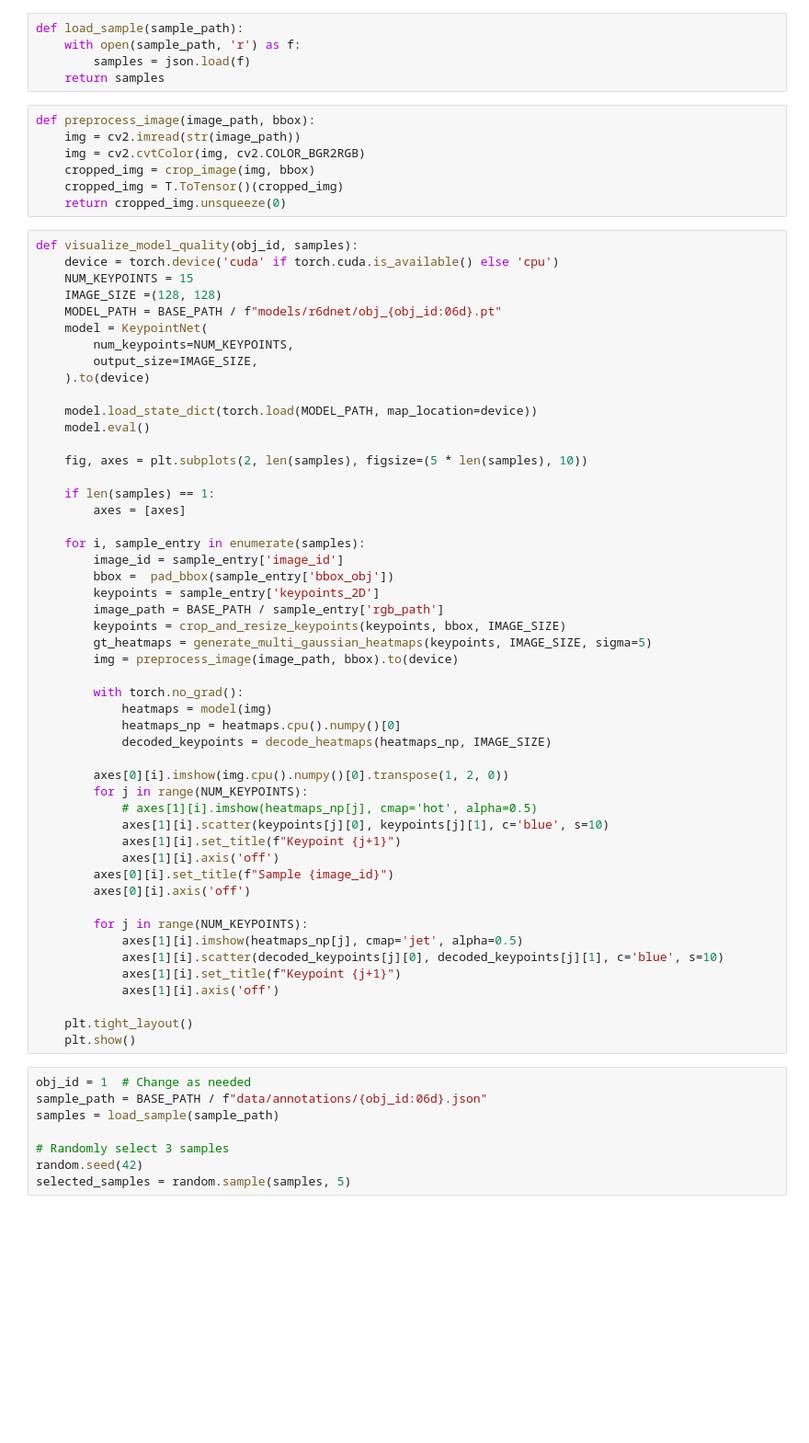
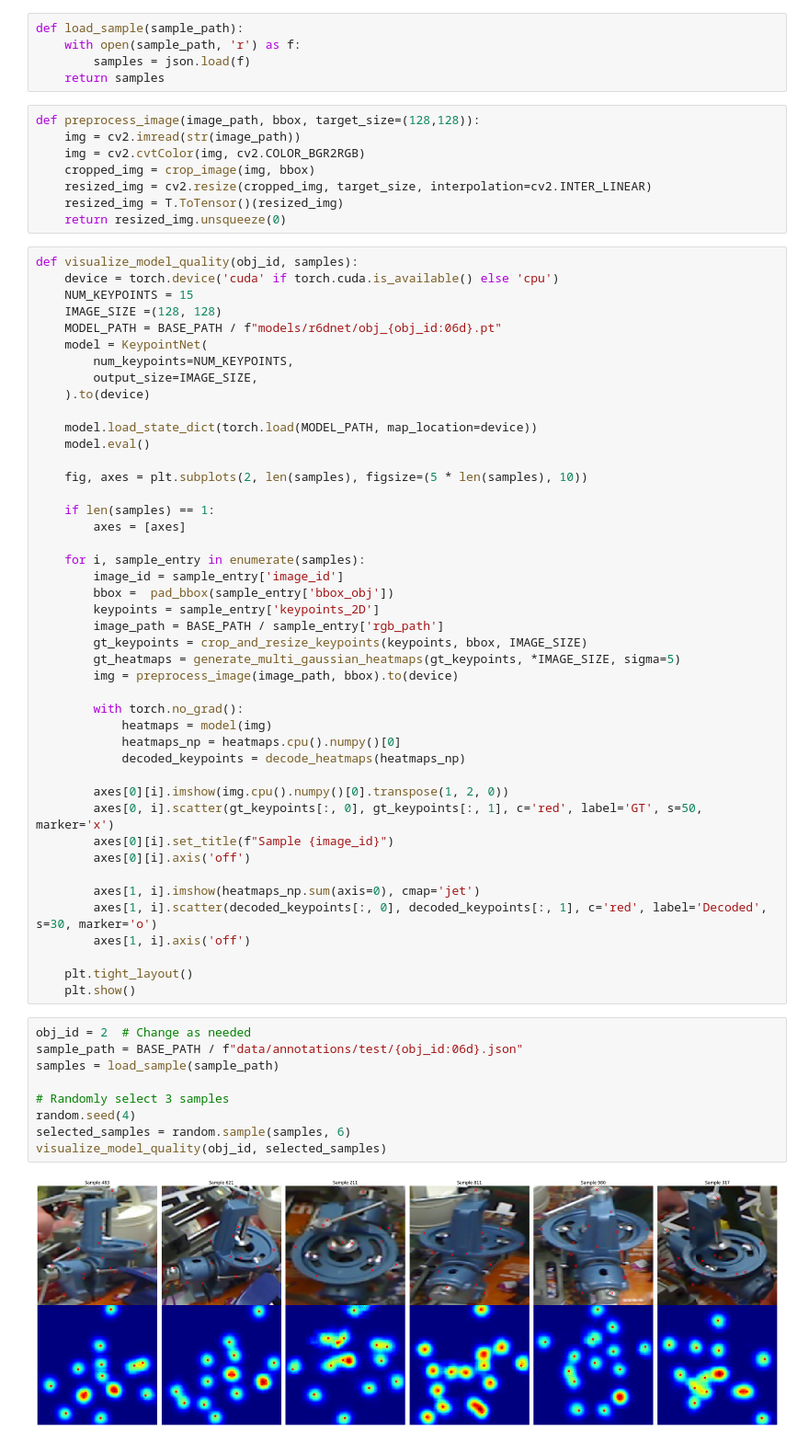
Before and after one commit to loveakinlesi/Robust6DNet, a Jupyter notebook: evaluation/validations/validate_model.ipynb, the cells around one changed output. Shown: that part at 92% size. Drawn from its saved outputs; the diff is of its cells as text; blank space fills up the shorter version.

```diff
--- a/evaluation/validations/validate_model.ipynb
+++ b/evaluation/validations/validate_model.ipynb
@@ -26,12 +26,13 @@ def load_sample(sample_path):
         samples = json.load(f)
     return samples
 # %%
-def preprocess_image(image_path, bbox):
+def preprocess_image(image_path, bbox, target_size=(128,128)):
     img = cv2.imread(str(image_path))
     img = cv2.cvtColor(img, cv2.COLOR_BGR2RGB)
     cropped_img = crop_image(img, bbox)
-    cropped_img = T.ToTensor()(cropped_img)
-    return cropped_img.unsqueeze(0)
+    resized_img = cv2.resize(cropped_img, target_size, interpolation=cv2.INTER_LINEAR)
+    resized_img = T.ToTensor()(resized_img)
+    return resized_img.unsqueeze(0)
 # %%
 def visualize_model_quality(obj_id, samples):
     device = torch.device('cuda' if torch.cuda.is_available() else 'cpu')
@@ -56,37 +57,34 @@ def visualize_model_quality(obj_id, samples):
         bbox =  pad_bbox(sample_entry['bbox_obj'])
         keypoints = sample_entry['keypoints_2D']
         image_path = BASE_PATH / sample_entry['rgb_path']
-        keypoints = crop_and_resize_keypoints(keypoints, bbox, IMAGE_SIZE)
-        gt_heatmaps = generate_multi_gaussian_heatmaps(keypoints, IMAGE_SIZE, sigma=5)
+        gt_keypoints = crop_and_resize_keypoints(keypoints, bbox, IMAGE_SIZE)
+        gt_heatmaps = generate_multi_gaussian_heatmaps(gt_keypoints, *IMAGE_SIZE, sigma=5)
         img = preprocess_image(image_path, bbox).to(device)
 
         with torch.no_grad():
             heatmaps = model(img)
             heatmaps_np = heatmaps.cpu().numpy()[0]
-            decoded_keypoints = decode_heatmaps(heatmaps_np, IMAGE_SIZE)
+            decoded_keypoints = decode_heatmaps(heatmaps_np)
 
         axes[0][i].imshow(img.cpu().numpy()[0].transpose(1, 2, 0))
-        for j in range(NUM_KEYPOINTS):
-            # axes[1][i].imshow(heatmaps_np[j], cmap='hot', alpha=0.5)
-            axes[1][i].scatter(keypoints[j][0], keypoints[j][1], c='blue', s=10)
-            axes[1][i].set_title(f"Keypoint {j+1}")
-            axes[1][i].axis('off')
+        axes[0, i].scatter(gt_keypoints[:, 0], gt_keypoints[:, 1], c='red', label='GT', s=50, marker='x')
         axes[0][i].set_title(f"Sample {image_id}")
         axes[0][i].axis('off')
 
-        for j in range(NUM_KEYPOINTS):
-            axes[1][i].imshow(heatmaps_np[j], cmap='jet', alpha=0.5)
-            axes[1][i].scatter(decoded_keypoints[j][0], decoded_keypoints[j][1], c='blue', s=10)
-            axes[1][i].set_title(f"Keypoint {j+1}")
-            axes[1][i].axis('off')
+        axes[1, i].imshow(heatmaps_np.sum(axis=0), cmap='jet')
+        axes[1, i].scatter(decoded_keypoints[:, 0], decoded_keypoints[:, 1], c='red', label='Decoded', s=30, marker='o')
+        axes[1, i].axis('off')
 
     plt.tight_layout()
     plt.show()
 # %%
-obj_id = 1  # Change as needed
-sample_path = BASE_PATH / f"data/annotations/{obj_id:06d}.json"
+obj_id = 2  # Change as needed
+sample_path = BASE_PATH / f"data/annotations/test/{obj_id:06d}.json"
 samples = load_sample(sample_path)
 
 # Randomly select 3 samples
-random.seed(42)
-selected_samples = random.sample(samples, 5)
+random.seed(4)
+selected_samples = random.sample(samples, 6)
+visualize_model_quality(obj_id, selected_samples)
+# %% [output]
+[figure, added]
```
Also changed, not shown: 5 other files.
